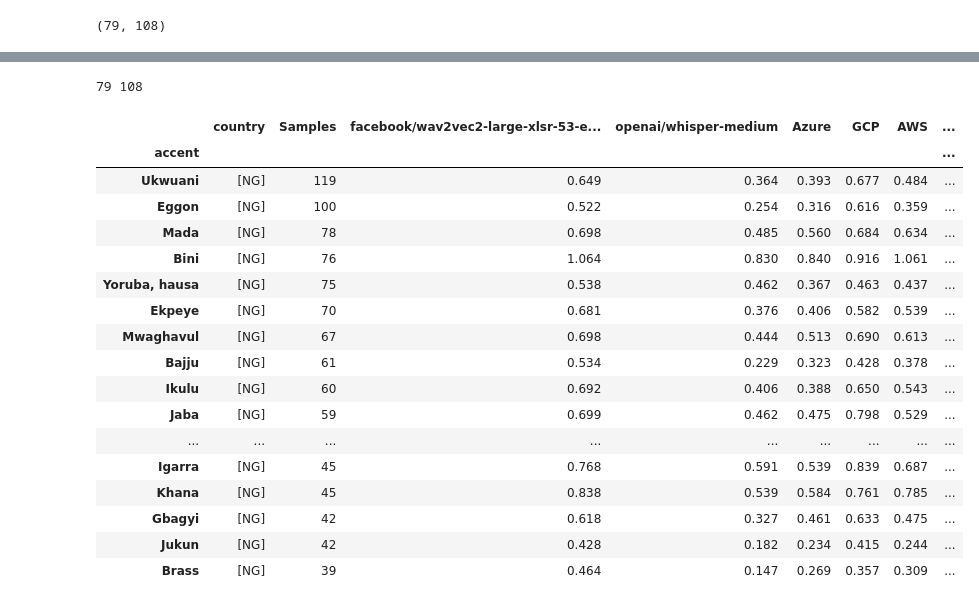
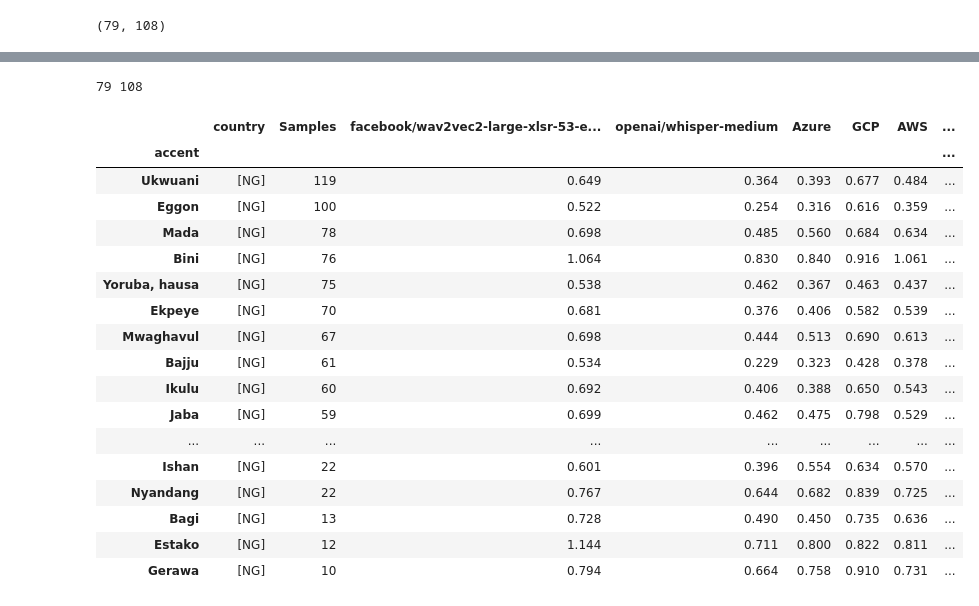
Before and after one commit to intron-innovation/AfriSpeech-200, a Jupyter notebook: notebooks/result_analysis.ipynb, the cells around one changed output, grey strips where cells are left out. Saved outputs shown, nothing was run; the diff lists cells and outputs as text; code cells hidden in the pictures.

```diff
--- a/notebooks/result_analysis.ipynb
+++ b/notebooks/result_analysis.ipynb
@@ -341,8 +346,3 @@ kinyarwanda      16
 sesotho          16
 kiswahili        16
 Name: idx, dtype: int64
-# %%
-origin = "nigerian"
-accent_country_df = traindevset[traindevset["origin"] == origin].groupby(["accent"])["country"].apply(lambda x: list(set(x)))
-accent_country_df = accent_country_df.reset_index(name="country").set_index("accent")
-accent_country_df
@@ -368,5 +348,0 @@ accent_country_df
-# %%
-origin = "african"
-accent_country_df = traindevset[traindevset["origin"] == origin].groupby(["accent"])["country"].apply(lambda x: list(set(x)))
-accent_country_df = accent_country_df.reset_index(name="country").set_index("accent")
-accent_country_df
@@ -760,28 +780,28 @@ accent_df_
 # %%
 combined_df = pd.concat([test_norm_df, test_norm_finetune_df])
 
-ood_test_norm_accent_df =ood_accent_wer(combined_df, traindevset, 20, open_source, commercial, ours)
+ood_test_norm_accent_df =ood_accent_wer(combined_df, traindevset, 100, open_source, commercial, ours)
 ood_test_norm_accent_df
 # %% [output]
 79 108
 |  | country | Samples | facebook/wav2vec2-large-xlsr-53-e... | openai/whisper-medium | Azure | GCP | AWS | ... |
 | accent |  |  |  |  |  |  |  | ... |
 | Ukwuani | [NG] | 119 | 0.649 | 0.364 | 0.393 | 0.677 | 0.484 | ... |
 | Eggon | [NG] | 100 | 0.522 | 0.254 | 0.316 | 0.616 | 0.359 | ... |
 | Mada | [NG] | 78 | 0.698 | 0.485 | 0.560 | 0.684 | 0.634 | ... |
 | Bini | [NG] | 76 | 1.064 | 0.830 | 0.840 | 0.916 | 1.061 | ... |
 | Yoruba, hausa | [NG] | 75 | 0.538 | 0.462 | 0.367 | 0.463 | 0.437 | ... |
 | Ekpeye | [NG] | 70 | 0.681 | 0.376 | 0.406 | 0.582 | 0.539 | ... |
 | Mwaghavul | [NG] | 67 | 0.698 | 0.444 | 0.513 | 0.690 | 0.613 | ... |
 | Bajju | [NG] | 61 | 0.534 | 0.229 | 0.323 | 0.428 | 0.378 | ... |
 | Ikulu | [NG] | 60 | 0.692 | 0.406 | 0.388 | 0.650 | 0.543 | ... |
 | Jaba | [NG] | 59 | 0.699 | 0.462 | 0.475 | 0.798 | 0.529 | ... |
 | ... | ... | ... | ... | ... | ... | ... | ... | ... |
-| Igarra | [NG] | 45 | 0.768 | 0.591 | 0.539 | 0.839 | 0.687 | ... |
-| Khana | [NG] | 45 | 0.838 | 0.539 | 0.584 | 0.761 | 0.785 | ... |
-| Gbagyi | [NG] | 42 | 0.618 | 0.327 | 0.461 | 0.633 | 0.475 | ... |
-| Jukun | [NG] | 42 | 0.428 | 0.182 | 0.234 | 0.415 | 0.244 | ... |
-| Brass | [NG] | 39 | 0.464 | 0.147 | 0.269 | 0.357 | 0.309 | ... |
+| Ishan | [NG] | 22 | 0.601 | 0.396 | 0.554 | 0.634 | 0.570 | ... |
+| Nyandang | [NG] | 22 | 0.767 | 0.644 | 0.682 | 0.839 | 0.725 | ... |
+| Bagi | [NG] | 13 | 0.728 | 0.490 | 0.450 | 0.735 | 0.636 | ... |
+| Estako | [NG] | 12 | 1.144 | 0.711 | 0.800 | 0.822 | 0.811 | ... |
+| Gerawa | [NG] | 10 | 0.794 | 0.664 | 0.758 | 0.910 | 0.731 | ... |
 # %%
 langauge_family_df = pd.read_csv("../data/afrispeech_language_family.csv")
 ood_test_norm_accent_df_ = ood_test_norm_accent_df.merge(langauge_family_df, on="accent").set_index("accent")
```
Also changed, not shown: parts of 26 cells of this notebook.
